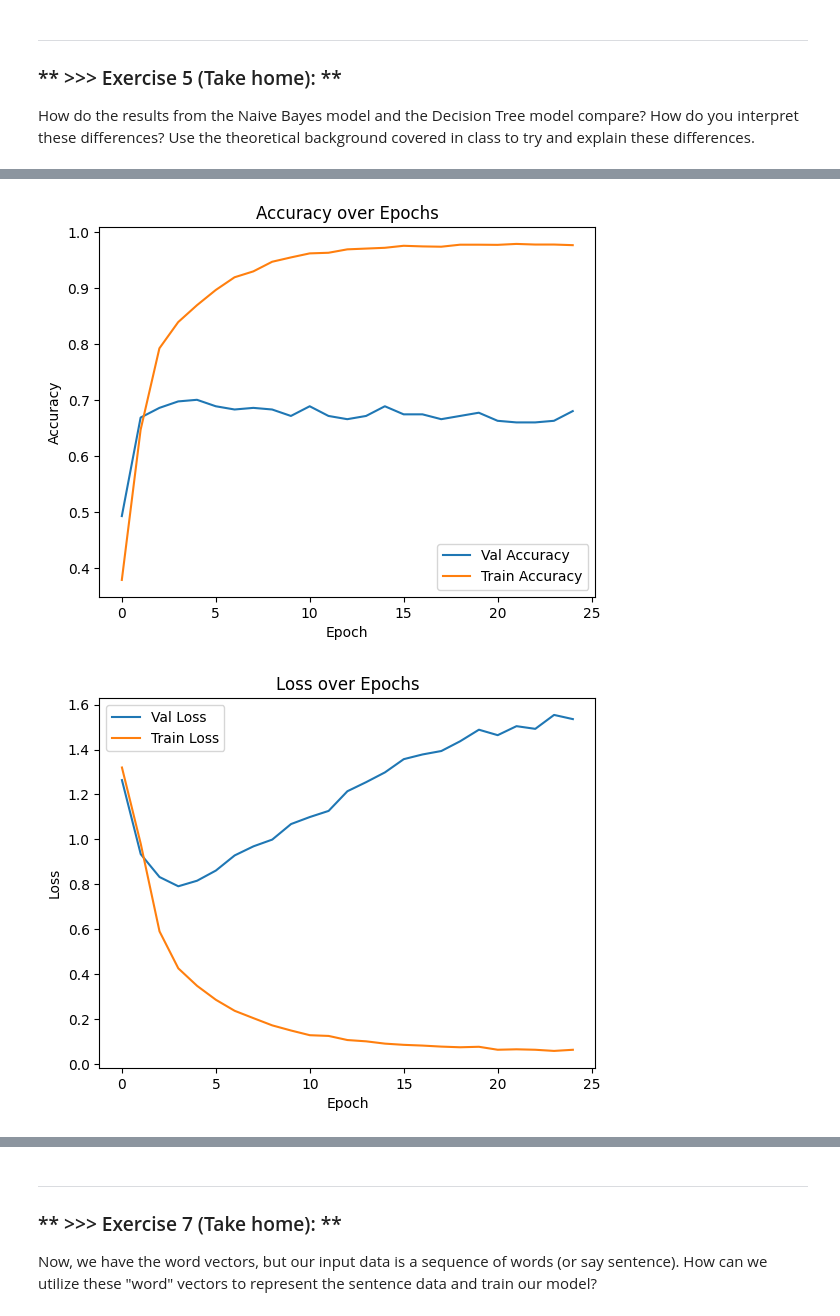
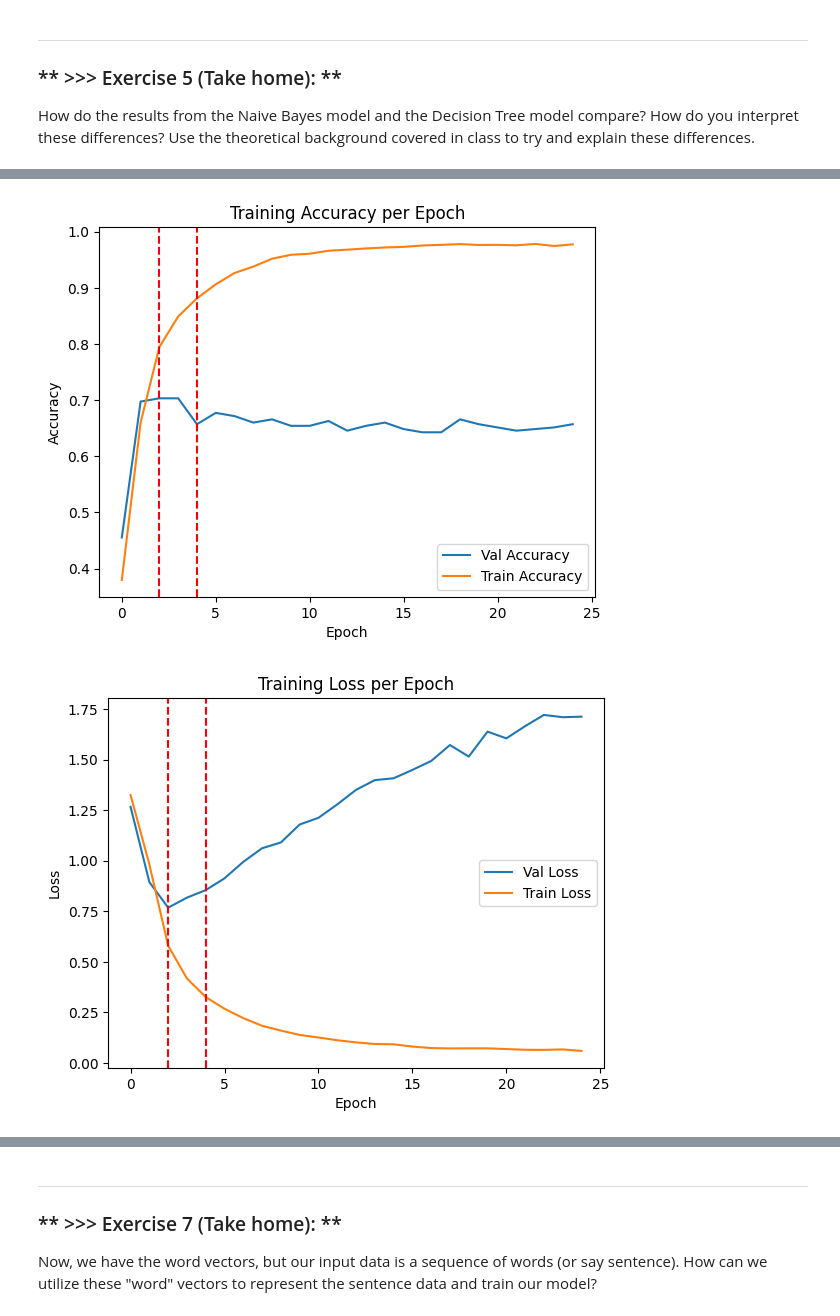
Before and after one commit to beck-wang/DM2023-Lab2-Master, a Jupyter notebook: Homework/DM2023-Lab2-Homework.ipynb, the cells around one changed output, grey strips where cells are left out. Drawn from its saved outputs; the diff is of its cells as text; code cells hidden in the pictures.

```diff
--- a/Homework/DM2023-Lab2-Homework.ipynb
+++ b/Homework/DM2023-Lab2-Homework.ipynb
@@ -450,27 +446,31 @@ Plot the Training and Validation Accuracy and Loss (different plots), just like
     <td><img src="pics/pic4.png" style="width: 300px;"/> </td>
 </tr></table>
 # %%
-log_df = pd.read_csv("training_log.csv")
+log_df = pd.read_csv("../DMLab2/DM2023-Lab2-Master/logs/training_log.csv")
 acc_df = log_df.iloc[:,[0, 1, 3]]
 loss_df = log_df.iloc[:,[0, 2, 4]]
 
 sns.lineplot(data=acc_df, x="epoch", y="val_accuracy", label="Val Accuracy")
 sns.lineplot(data=acc_df, x="epoch", y="accuracy", label="Train Accuracy")
 plt.xlabel("Epoch")
 plt.ylabel("Accuracy")
-plt.title("Accuracy over Epochs")
+plt.title("Training Accuracy per Epoch")
+plt.axvline(x=2, color='red', linestyle='--')
+plt.axvline(x=4, color='red', linestyle='--')
 plt.legend()
 plt.show()
 
 
 sns.lineplot(data=loss_df, x="epoch", y="val_loss", label="Val Loss")
 sns.lineplot(data=loss_df, x="epoch", y="loss", label="Train Loss")
 plt.xlabel("Epoch")
 plt.ylabel("Loss")
-plt.title("Loss over Epochs")
+plt.title("Training Loss per Epoch")
+plt.axvline(x=2, color='red', linestyle='--')
+plt.axvline(x=4, color='red', linestyle='--')
 plt.legend()
 plt.show()
 # %% [output]
-[figure, old version]
+[figure, new version]
-[figure, old version]
+[figure, new version]
 # %% [markdown]
```
Also changed, not shown: parts of 53 cells of this notebook, 1 other file.
